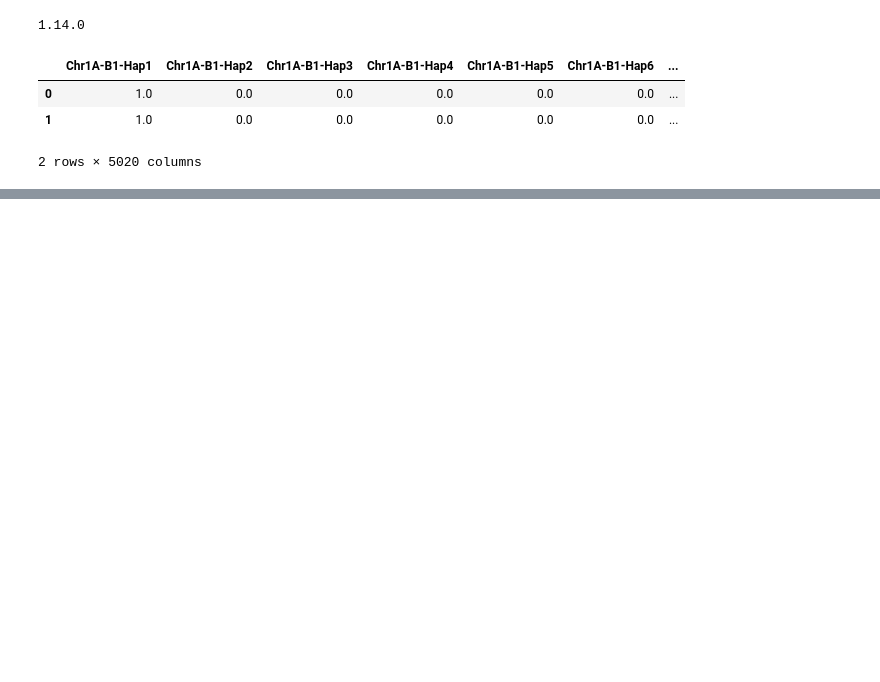
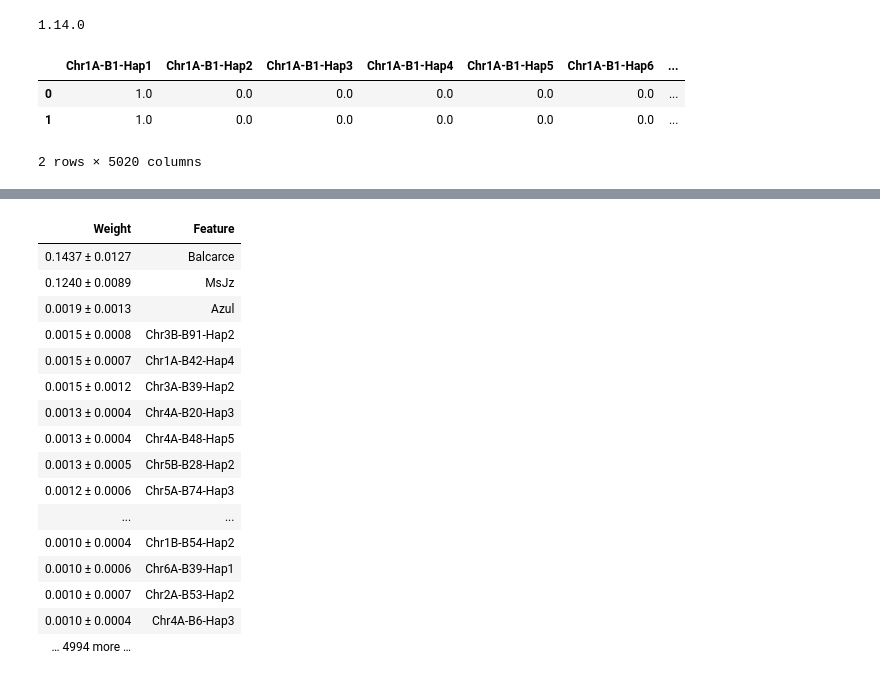
Before and after one commit to juancresc/am_prediction, a Jupyter notebook: tf_2.ipynb, the cells around one changed output, grey strips where cells are left out. Cells and saved outputs as stored; diff of their text form; code cells hidden in the pictures; blank space fills up the shorter version.

```diff
--- a/tf_2.ipynb
+++ b/tf_2.ipynb
@@ -231,3 +230,25 @@ plt.show()
+# %%
+perm = PermutationImportance(model, random_state=1, scoring="r2").fit(normed_train_data,train_labels)
+# %%
+eli5.show_weights(perm, feature_names = normed_train_data.columns.tolist())
+# %% [output]
+| Weight | Feature |
+| 0.1437 ± 0.0127 | Balcarce |
+| 0.1240 ± 0.0089 | MsJz |
+| 0.0019 ± 0.0013 | Azul |
+| 0.0015 ± 0.0008 | Chr3B-B91-Hap2 |
+| 0.0015 ± 0.0007 | Chr1A-B42-Hap4 |
+| 0.0015 ± 0.0012 | Chr3A-B39-Hap2 |
+| 0.0013 ± 0.0004 | Chr4A-B20-Hap3 |
+| 0.0013 ± 0.0004 | Chr4A-B48-Hap5 |
+| 0.0013 ± 0.0005 | Chr5B-B28-Hap2 |
+| 0.0012 ± 0.0006 | Chr5A-B74-Hap3 |
+| ... | ... |
+| 0.0010 ± 0.0004 | Chr1B-B54-Hap2 |
+| 0.0010 ± 0.0006 | Chr6A-B39-Hap1 |
+| 0.0010 ± 0.0007 | Chr2A-B53-Hap2 |
+| 0.0010 ± 0.0004 | Chr4A-B6-Hap3 |
+| … 4994 more … |  |
 # %%
 sns.scatterplot(x=test_labels,y=res,hue=test_dataset.year)
 plt.show()
```
Also changed, not shown: parts of 15 cells of this notebook, 1 other file.
